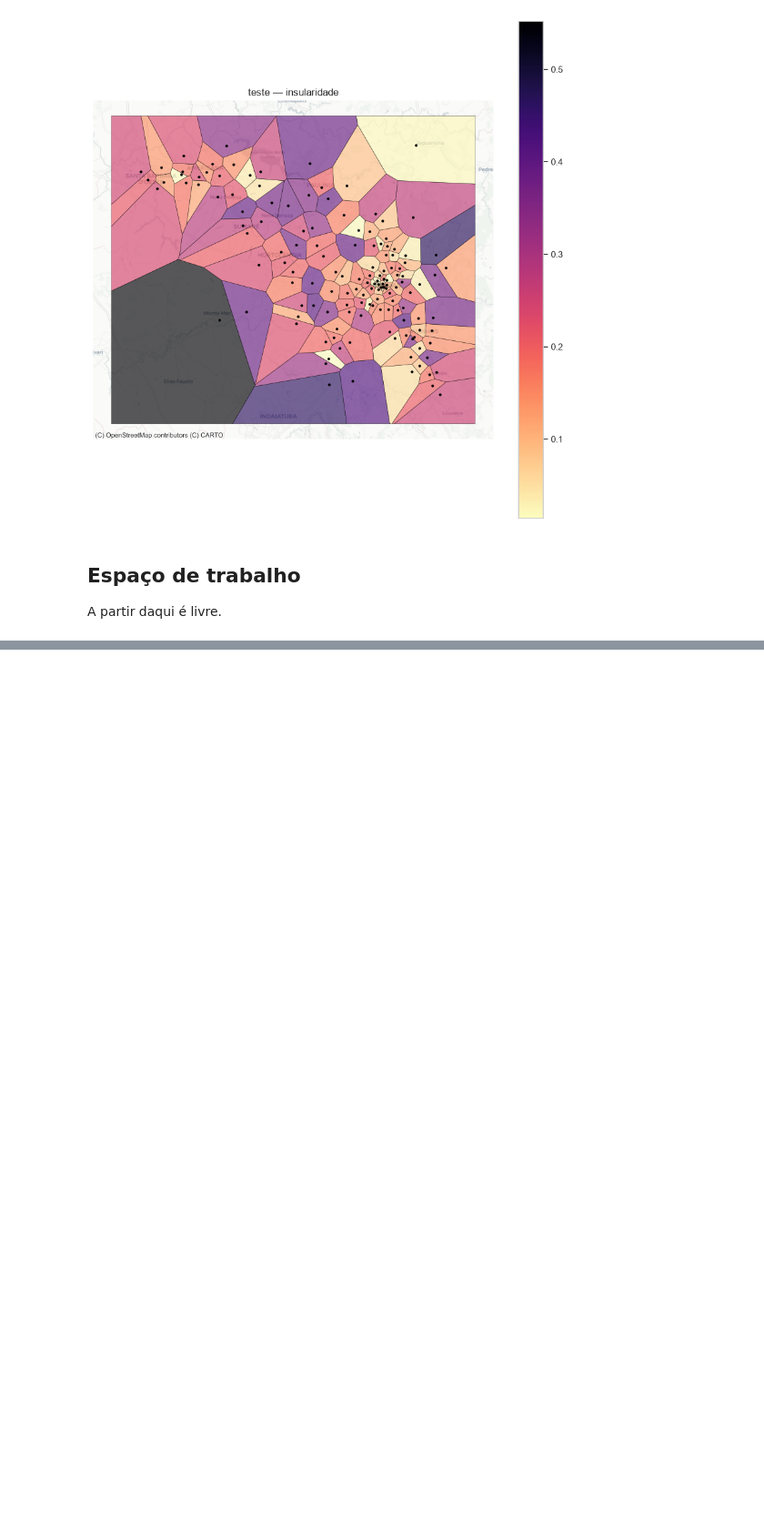
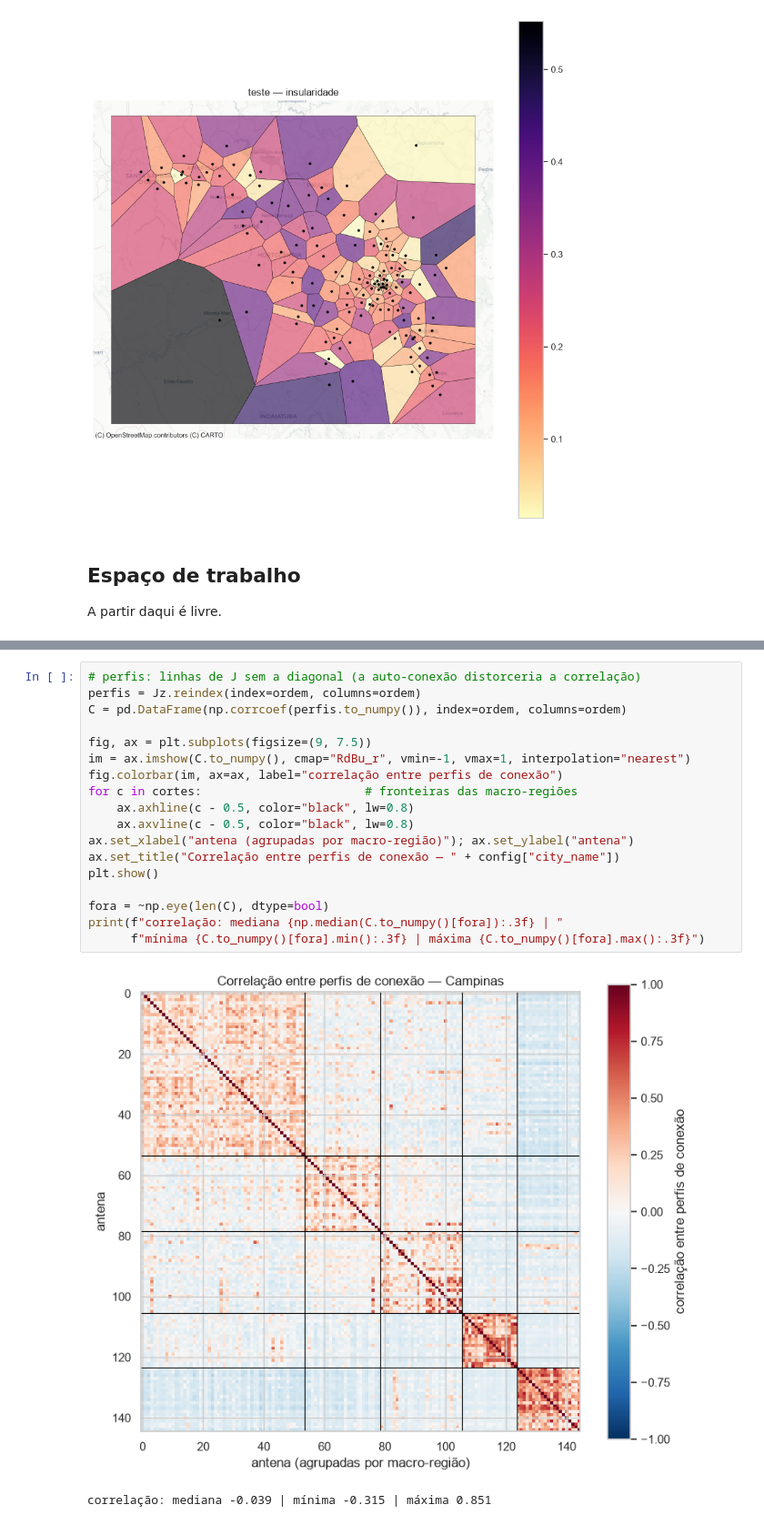
Before and after one commit to pedroazara/campinas-telecom-network, a Jupyter notebook: notebooks/5-exploracao.ipynb, the cells around one changed output, grey strips where cells are left out. Shown at 91% size. Drawn from its saved outputs; the diff is of its cells as text; blank space fills up the shorter version.

```diff
--- a/notebooks/5-exploracao.ipynb
+++ b/notebooks/5-exploracao.ipynb
@@ -96,0 +171,21 @@ nodes.head()
+# %%
+# perfis: linhas de J sem a diagonal (a auto-conexão distorceria a correlação)
+perfis = Jz.reindex(index=ordem, columns=ordem)
+C = pd.DataFrame(np.corrcoef(perfis.to_numpy()), index=ordem, columns=ordem)
+
+fig, ax = plt.subplots(figsize=(9, 7.5))
+im = ax.imshow(C.to_numpy(), cmap="RdBu_r", vmin=-1, vmax=1, interpolation="nearest")
+fig.colorbar(im, ax=ax, label="correlação entre perfis de conexão")
+for c in cortes:                       # fronteiras das macro-regiões
+    ax.axhline(c - 0.5, color="black", lw=0.8)
+    ax.axvline(c - 0.5, color="black", lw=0.8)
+ax.set_xlabel("antena (agrupadas por macro-região)"); ax.set_ylabel("antena")
+ax.set_title("Correlação entre perfis de conexão — " + config["city_name"])
+plt.show()
+
+fora = ~np.eye(len(C), dtype=bool)
+print(f"correlação: mediana {np.median(C.to_numpy()[fora]):.3f} | "
+      f"mínima {C.to_numpy()[fora].min():.3f} | máxima {C.to_numpy()[fora].max():.3f}")
+# %% [output]
+[figure, added]
+correlação: mediana -0.039 | mínima -0.315 | máxima 0.851
```
Also changed, not shown: parts of 15 cells of this notebook.
